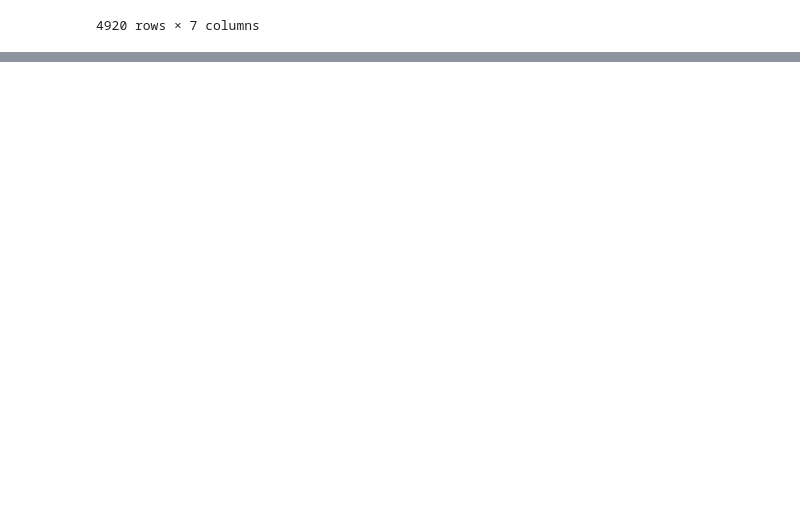
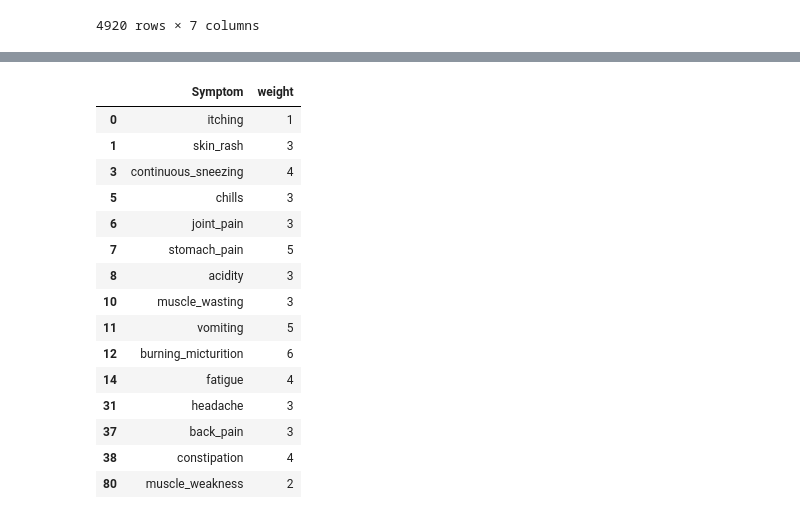
Before and after one commit to Divyesh230902/Disease-analysis, a Jupyter notebook: analyst.ipynb, the cells around one changed output, grey strips where cells are left out. Drawn from its saved outputs; the diff is of its cells as text; code cells hidden in the pictures; blank space fills up the shorter version.

```diff
--- a/analyst.ipynb
+++ b/analyst.ipynb
@@ -97,7 +97,7 @@ print(len(symptom_arr))
 132
 # %%
 df_dataset_symptom = df_dataset.drop(['Symptom_7', 'Symptom_8', 'Symptom_9', 'Symptom_10', 'Symptom_11', 'Symptom_12', 'Symptom_13', 'Symptom_14', 'Symptom_15', 'Symptom_16', 'Symptom_17'], axis=1)
-df_dataset_drp = df_dataset_symptom.fillna(0)
+df_dataset_drp = df_dataset_symptom.fillna('0')
 df_dataset_drp
 # %% [output]
 |  | Disease | Symptom_1 | Symptom_2 | Symptom_3 | Symptom_4 | Symptom_5 | Symptom_6 |
@@ -134,3 +134,42 @@ df_dataset_drp_rm_dup
 | 380 | Urinary tract infection | burning_micturition | bladder_discomfort | foul_smell_of urine | continuous_feel_of_urine | 0 | 0 |
 | 390 | Psoriasis | skin_rash | joint_pain | skin_peeling | silver_like_dusting | small_dents_in_nails | inflammatory_nails |
 | 400 | Impetigo | skin_rash | high_fever | blister | red_sore_around_nose | yellow_crust_ooze | 0 |
+# %%
+symptom_1_arr = df_dataset_drp_rm_dup['Symptom_1'].unique().tolist()
+symptom_2_arr = df_dataset_drp_rm_dup['Symptom_2'].unique().tolist()
+symptom_3_arr = df_dataset_drp_rm_dup['Symptom_3'].unique().tolist()
+symptom_4_arr = df_dataset_drp_rm_dup['Symptom_4'].unique().tolist()
+symptom_5_arr = df_dataset_drp_rm_dup['Symptom_5'].unique().tolist()
+symptom_6_arr = df_dataset_drp_rm_dup['Symptom_6'].unique().tolist()
+symptom_1_srs = pd.Series(symptom_1_arr)
+symptom_2_srs = pd.Series(symptom_2_arr)
+symptom_3_srs = pd.Series(symptom_3_arr)
+symptom_4_srs = pd.Series(symptom_4_arr)
+symptom_5_srs = pd.Series(symptom_5_arr)
+symptom_6_srs = pd.Series(symptom_6_arr)
+print(symptom_2_srs)
+print(symptom_1_arr)
+symptom_1_arr_unspc = []
+symptom_2_arr_unspc = []
+symptom_3_arr_unspc = []
+symptom_4_arr_unspc = []
+symptom_5_arr_unspc = []
+symptom_6_arr_unspc = []
+for i in symptom_1_arr:
+    symptom_1_arr_unspc.append(i.replace(' ', ''))
+for i in symptom_2_arr:
+    symptom_2_arr_unspc.append(i.replace(' ', ''))
+for i in symptom_3_arr:
+    symptom_3_arr_unspc.append(i.replace(' ', ''))
+for i in symptom_4_arr:
+    symptom_4_arr_unspc.append(i.replace(' ', ''))
+for i in symptom_5_arr:
+    symptom_5_arr_unspc.append(i.replace(' ', ''))
+for i in symptom_6_arr:
+    symptom_6_arr_unspc.append(i.replace(' ', ''))
+print(symptom_1_arr_unspc)
+print(symptom_2_arr_unspc)
+print(symptom_3_arr_unspc)
+print(symptom_4_arr_unspc)
+print(symptom_5_arr_unspc)
+print(symptom_6_arr_unspc)
@@ -136,0 +194,21 @@ df_dataset_drp_rm_dup
+# %%
+# extract symptom_1 from df_symptom_severity
+df_symptom_severity_1 = df_symptom_severity[(df_symptom_severity['Symptom'].isin(symptom_1_arr_unspc))]
+df_symptom_severity_1
+# %% [output]
+|  | Symptom | weight |
+| 0 | itching | 1 |
+| 1 | skin_rash | 3 |
+| 3 | continuous_sneezing | 4 |
+| 5 | chills | 3 |
+| 6 | joint_pain | 3 |
+| 7 | stomach_pain | 5 |
+| 8 | acidity | 3 |
+| 10 | muscle_wasting | 3 |
+| 11 | vomiting | 5 |
+| 12 | burning_micturition | 6 |
+| 14 | fatigue | 4 |
+| 31 | headache | 3 |
+| 37 | back_pain | 3 |
+| 38 | constipation | 4 |
+| 80 | muscle_weakness | 2 |
```
Also changed, not shown: parts of 3 cells of this notebook.
